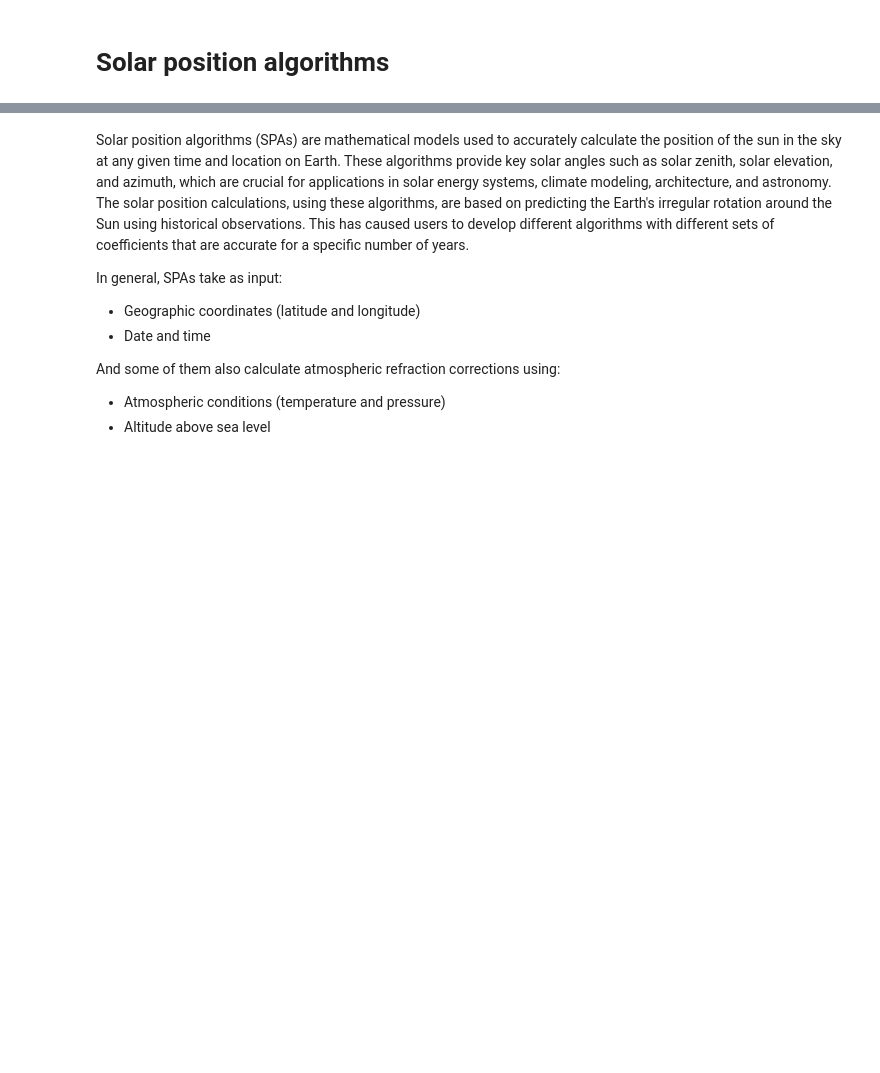
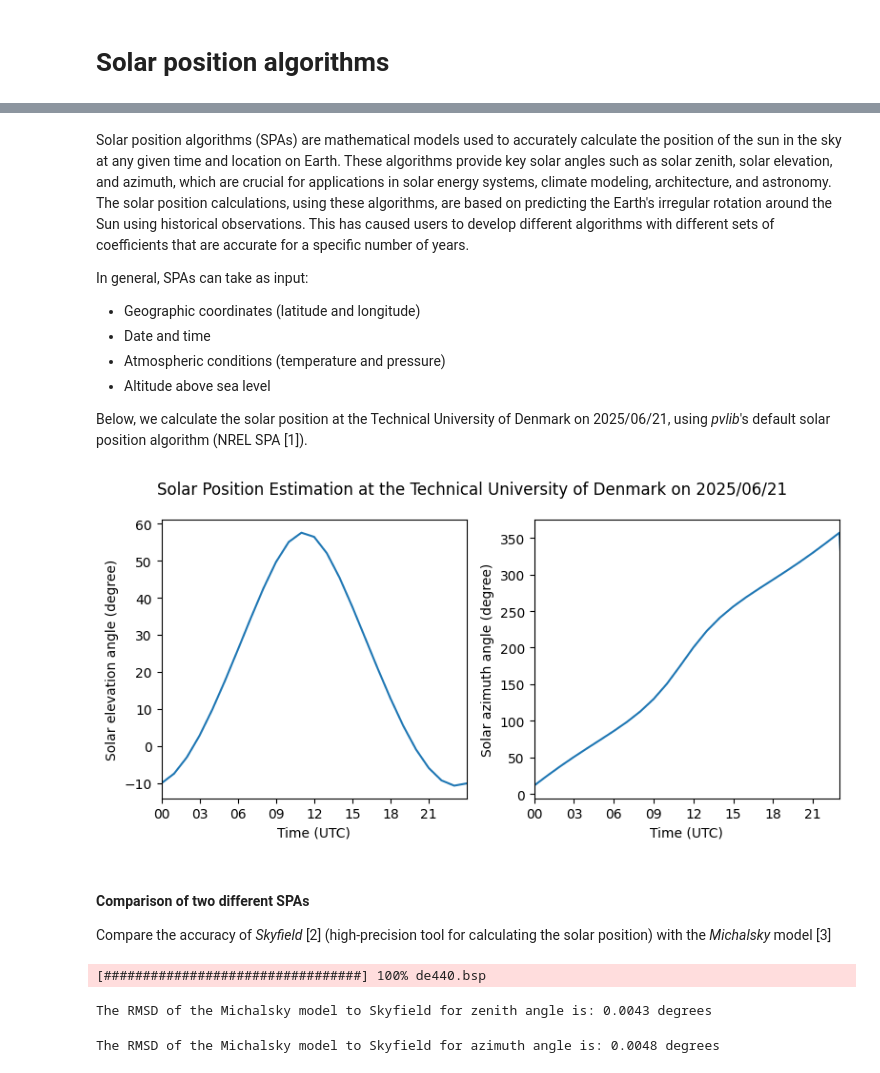
Before and after one commit to pvlib/solposx, a Jupyter notebook: docs/source/solarposition_introduction.ipynb, the cells around one changed output, grey strips where cells are left out. Saved outputs shown, nothing was run; the diff lists cells and outputs as text; code cells hidden in the pictures; blank space fills up the shorter version.

```diff
--- a/docs/source/solarposition_introduction.ipynb
+++ b/docs/source/solarposition_introduction.ipynb
@@ -23,10 +28,69 @@ The value of the elevation and azimuth angle depends on location (latitude and l
 
 Solar position algorithms (SPAs) are mathematical models used to accurately calculate the position of the sun in the sky at any given time and location on Earth. These algorithms provide key solar angles such as solar zenith, solar elevation, and azimuth, which are crucial for applications in solar energy systems, climate modeling, architecture, and astronomy. The solar position calculations, using these algorithms, are based on predicting the Earth's irregular rotation around the Sun using historical observations. This has caused users to develop different algorithms with different sets of coefficients that are accurate for a specific number of years.
 
-In general, SPAs take as input:
+In general, SPAs can take as input:
 * Geographic coordinates (latitude and longitude)
 * Date and time
-
-And some of them also calculate atmospheric refraction corrections using:
 * Atmospheric conditions (temperature and pressure)
 * Altitude above sea level
+
+Below, we calculate the solar position at the Technical University of Denmark on 2025/06/21, using *pvlib*'s default solar position algorithm (NREL SPA [1]).
+# %%
+import pandas as pd
+import matplotlib.pyplot as plt
+import pvlib
+from pvlib.location import Location
+import matplotlib.dates as mdates
+
+# Definition of Location object
+site = Location(55.79, 12.52, 'UTC', 50, 'DTU, Denmark') # latitude, longitude, time_zone, altitude, name
+
+# Definition of a time range of simulation
+times = pd.date_range('2025-06-21 00:00:00', '2025-06-22 00:00:00', freq='h', tz=site.tz)
+
+# Find solar position
+solpos = pvlib.solarposition.get_solarposition(times, site.latitude, site.longitude, site.altitude)
+
+# Plots for solar zenith and solar azimuth angles
+fig, (ax1, ax2) = plt.subplots(1, 2, figsize=(8, 4))
+fig.suptitle('Solar Position Estimation at the Technical University of Denmark on 2025/06/21')
+
+# plot for solar elevation angle
+ax1.plot(solpos.elevation)
+ax1.set_ylabel('Solar elevation angle (degree)')
+ax1.set_xlabel('Time (UTC)')
+ax1.xaxis.set_major_formatter(mdates.DateFormatter('%H'))
+ax1.set_xlim(pd.Timestamp('2025-06-21 00:00:00'), pd.Timestamp('2025-06-21 23:59:00'))
+
+# plot for solar azimuth angle
+ax2.plot(solpos.azimuth)
+ax2.set_ylabel('Solar azimuth angle (degree)')
+ax2.set_xlabel('Time (UTC)')
+ax2.xaxis.set_major_formatter(mdates.DateFormatter('%H'))
+ax2.set_xlim(pd.Timestamp('2025-06-21 00:00:00'), pd.Timestamp('2025-06-21 23:00:00'))
+plt.tight_layout()
+plt.show()
+# %% [output]
+[figure, added]
+# %% [markdown]
+#### Comparison of two different SPAs
+
+Compare the accuracy of *Skyfield* [2] (high-precision tool for calculating the solar position) with the *Michalsky* model [3]
+# %%
+times = pd.date_range('2025-01-01 00:00:00', '2025-12-31 23:59:00', freq='h', tz='UTC')
+site = Location(55.79, 12.52, 'UTC', 50, 'DTU, Denmark') # latitude, longitude, time_zone, altitude, name
+
+michalsky = solposx.solarposition.michalsky(times, site.latitude, site.longitude)
+skyfield = solposx.solarposition.skyfield(times, site.latitude, site.longitude)
+
+comparison = solposx.tools.calc_error(michalsky['zenith'], michalsky['azimuth'], skyfield['zenith'], skyfield['azimuth'])
+# %% [output]
+[#################################] 100% de440.bsp
+# %%
+print(f'The RMSD of the Michalsky model to Skyfield for zenith angle is: {comparison['zenith_rmsd'].round(4)} degrees')
+# %% [output]
+The RMSD of the Michalsky model to Skyfield for zenith angle is: 0.0043 degrees
+# %%
+print(f'The RMSD of the Michalsky model to Skyfield for azimuth angle is: {comparison['azimuth_rmsd'].round(4)} degrees')
+# %% [output]
+The RMSD of the Michalsky model to Skyfield for azimuth angle is: 0.0048 degrees
```
Also changed, not shown: parts of 2 cells of this notebook.
